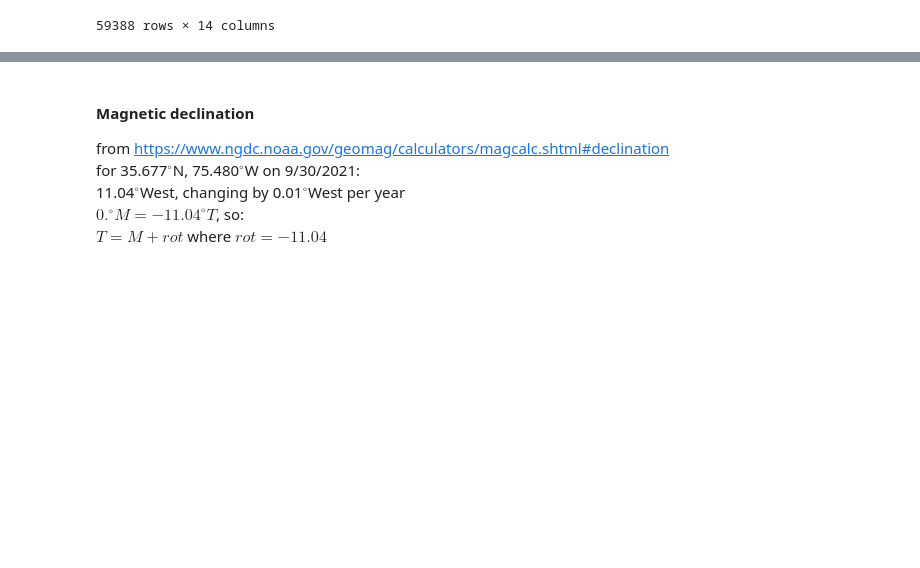
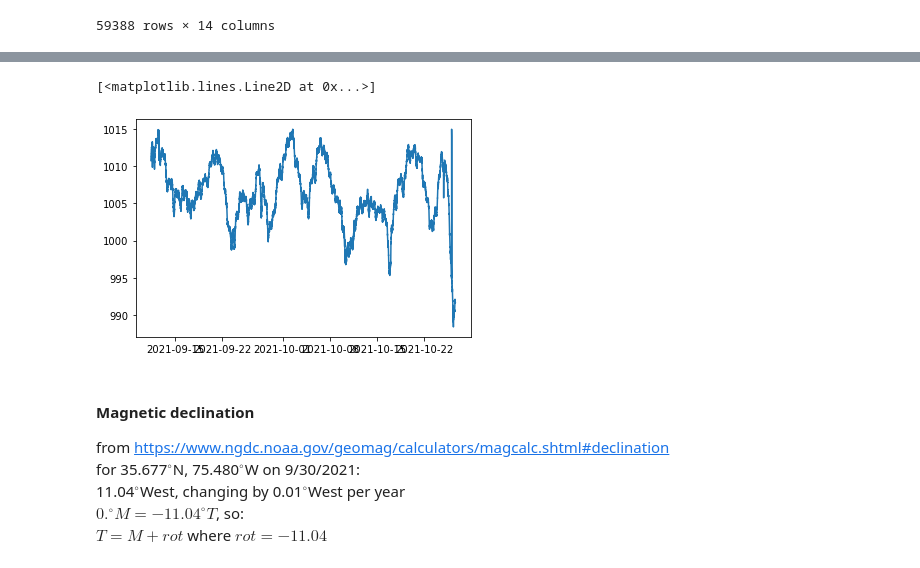
Before and after one commit to csherwood-usgs/DUNEX, a Jupyter notebook: plot_DUNEX_met_station.ipynb, the cells around one changed output, grey strips where cells are left out. Cells and saved outputs as stored; diff of their text form; code cells hidden in the pictures; blank space fills up the shorter version.

```diff
--- a/plot_DUNEX_met_station.ipynb
+++ b/plot_DUNEX_met_station.ipynb
@@ -12,9 +12,14 @@ grays = ['#f7f7f7','#cccccc','#969696','#636363','#252525']
 blues = ['#eff3ff','#bdd7e7','#6baed6','#3182bd','#08519c']
 windcol = ['#edf8fb','#b3cde3','#8c96c6','#8856a7','#810f7c']
 
-# path to data
+# path to met station data
 pathn = r'C:\\crs\\proj\\2019_DUNEX\\Pea_Island_Data\\06_metstation\\'
+# met station
 fn = 'Dunex_2021-09-13.csv'
+# Hobo pressure logger
+fnh = 'DUNEX_PI_baro1.csv'
+# NWS Oregon Inlet met station
+fnoi = 'ORIN7.csv'
 
 # filename for output figure
 figfn = 'DUNEX_met_station_plot.png'
@@ -44,0 +55,4 @@ df
+# %%
+dfh = pd.read_csv(pathn+fnh,skiprows=1,header=0,sep=',')
+dfh['dt'] = pd.to_datetime(dfh['Date Time, GMT-04:00'], format='%m/%d/%Y %I:%M:%S %p')
+dfh
@@ -44,0 +73,5 @@ df
+# %%
+dthobo = dfh['dt'].values+np.timedelta64(4,'h')
+phobo = dfh['Abs Pres, kPa (LGR S/N: 10079950, SEN S/N: 10079950)'].values*10.
+thobo = dfh['Temp, °C (LGR S/N: 10079950, SEN S/N: 10079950)'].values
+dthobo[0],phobo[0],thobo[0]
@@ -45,3 +103,8 @@ df
+# %%
+plt.plot(dthobo,phobo)
+# %% [output]
+[<matplotlib.lines.Line2D at 0x...>]
+[figure, added]
 # %% [markdown]
 #### Magnetic declination
 from https://www.ngdc.noaa.gov/geomag/calculators/magcalc.shtml#declination
```
Also changed, not shown: parts of 5 cells of this notebook, 1 other file.
